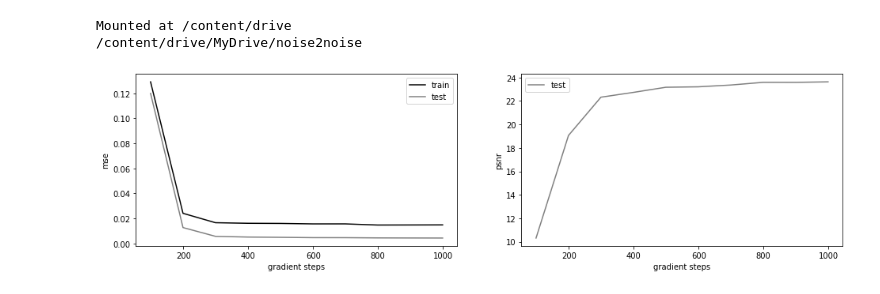
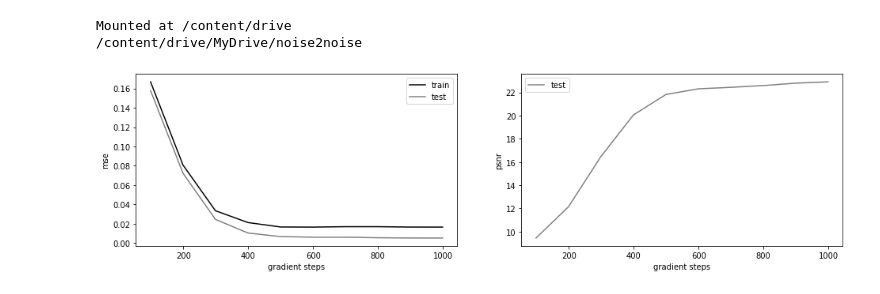
Before and after one commit to thurgarion2/noise2noise, a Jupyter notebook: _architecture_test.ipynb, the cells around one changed output. Saved outputs shown, nothing was run; the diff lists cells and outputs as text; code cells hidden in the pictures.

Commit message:
test unet

```diff
--- a/_architecture_test.ipynb
+++ b/_architecture_test.ipynb
@@ -53,16 +53,16 @@ validation = DataLoader(
 )
 # %%
 model = Unet().to(device)
-optim = Adam(model.parameters(), lr=3e-5)
+optim = Adam(model.parameters(), lr=3e-4)
 
 #to remove
-scheduler = torch.optim.lr_scheduler.OneCycleLR(optim, max_lr=2e-3, total_steps=1000)
+#scheduler = torch.optim.lr_scheduler.OneCycleLR(optim, max_lr=2e-3, total_steps=1000)
 
 metric = psnr_metric()
 criterion = nn.MSELoss()
 
 
-train_loss, test_loss, resnet_psnr = train(model,
+train_loss, test_loss, unet_psnr = train(model,
                                            train_loader,
                                            validation,
                                            optim,
@@ -70,11 +70,11 @@ train_loss, test_loss, resnet_psnr = train(model,
                                            metric,
                                            gradient_steps=1000,
                                            samples_steps=100,
-                                           lr_scheduler=scheduler)
+                                           lr_scheduler=None)
 # %%
-plot_losses(train_loss, test_loss, resnet_psnr)
+plot_losses(train_loss, test_loss, unet_psnr)
 # %% [output]
-[figure, old version]
+[figure, new version]
 # %%
 show_results(model, validation, nb_cols=3, nb_rows=2)
 # %% [output]
```
Also changed, not shown: parts of 9 cells of this notebook, 1 other file.
